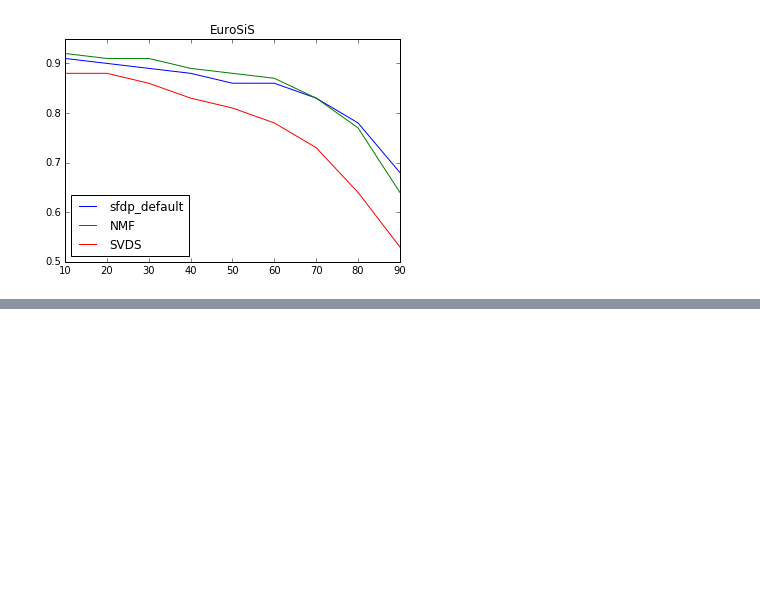
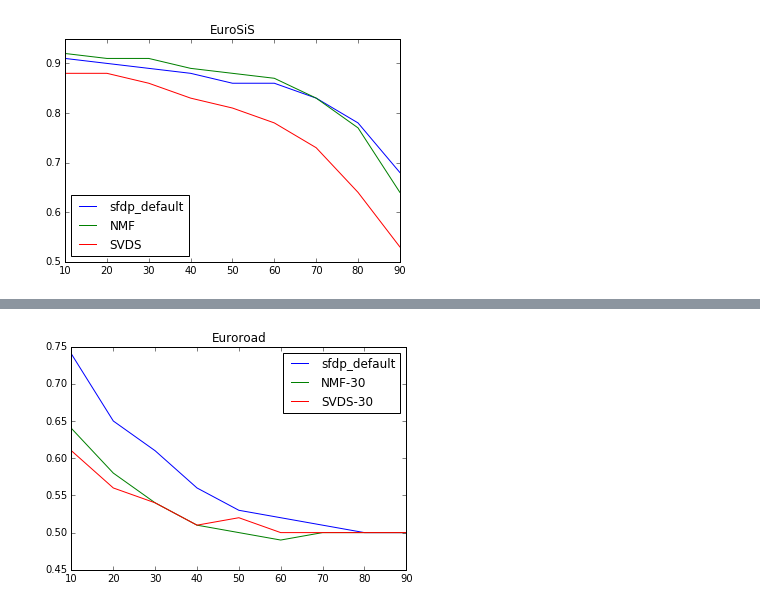
Before and after one commit to KashinYana/link-prediction, a Jupyter notebook: Degeneration.ipynb, the cells around one changed output, grey strips where cells are left out. Saved outputs shown, nothing was run; the diff lists cells and outputs as text; code cells hidden in the pictures; blank space fills up the shorter version.

```diff
--- a/Degeneration.ipynb
+++ b/Degeneration.ipynb
@@ -42,0 +151,2 @@ plt.show()
+# %%
+auc_euroroad = extract_data('Euroroad_logs.txt')
@@ -42,0 +164,17 @@ plt.show()
+# %%
+%matplotlib inline
+
+import matplotlib.pyplot as plt
+
+N = range(10, 100, 10)
+
+plt.plot(N, get_score(auc_euroroad["auc_sfdp_default"]), label='sfdp_default')
+plt.plot(N, get_score(auc_euroroad["auc_NMF_30"]), label='NMF-30')
+plt.plot(N, get_score(auc_euroroad["auc_SVDS_30"]), label='SVDS-30')
+
+
+plt.legend(loc=1)
+plt.title('Euroroad')
+plt.show()
+# %% [output]
+[figure, added]
```
Also changed, not shown: parts of 37 cells of this notebook, 13 other files.
